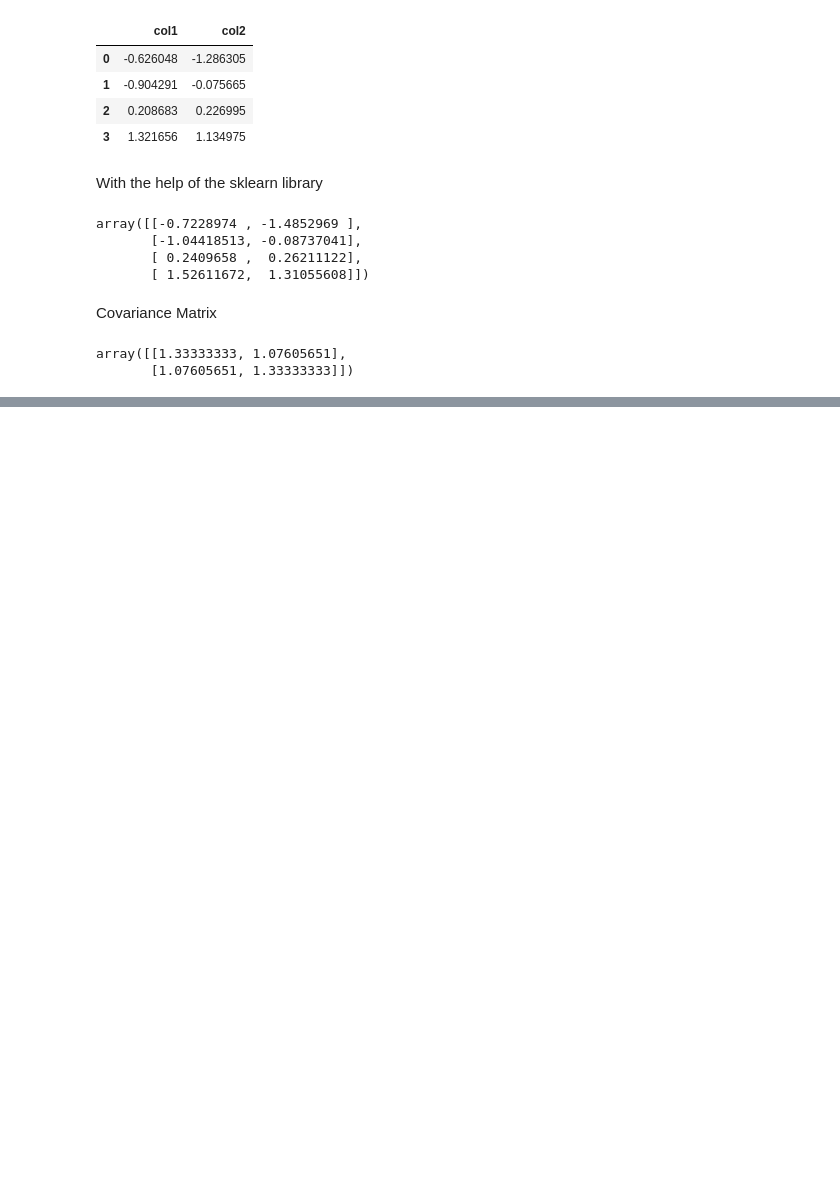
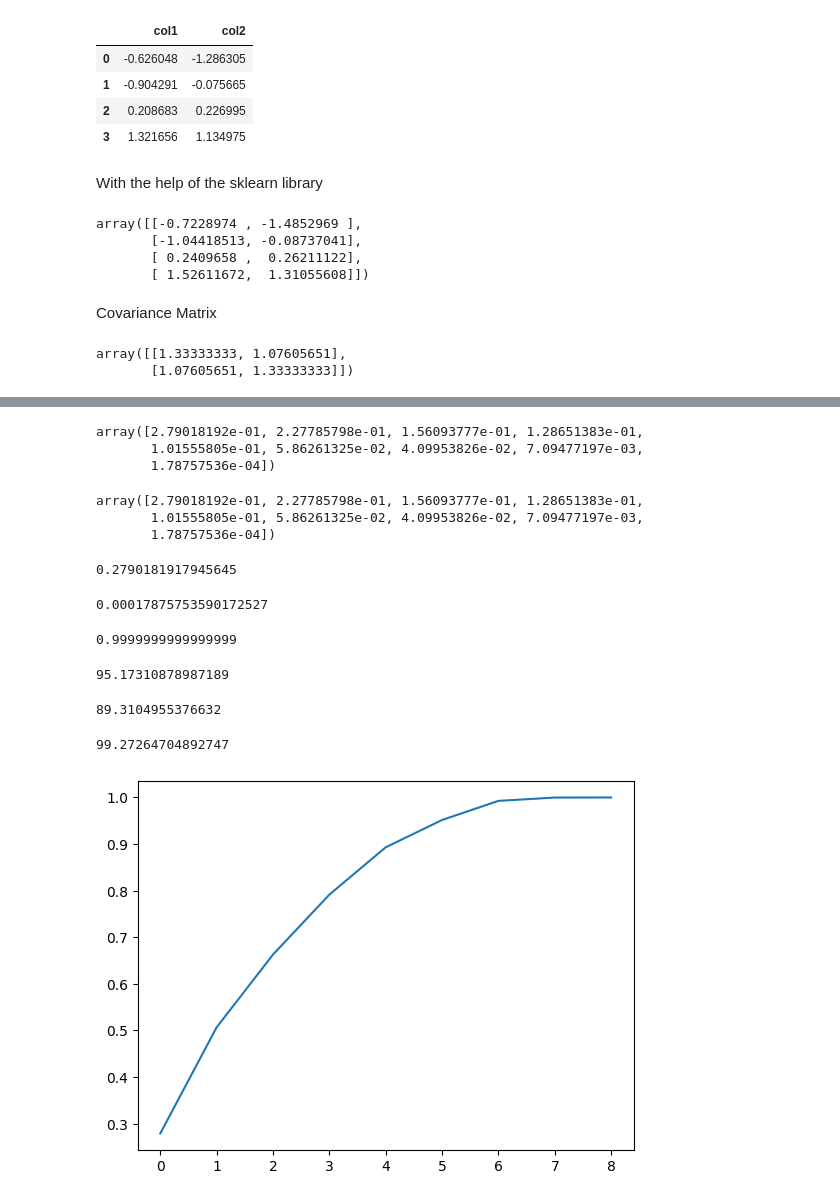
Before and after one commit to guptaayushman24/Machine-Learning-Ineron-, a Jupyter notebook: Principal_Component_Analysis _(PCA).ipynb, the cells around one changed output, grey strips where cells are left out. Cells and saved outputs as stored; diff of their text form; code cells hidden in the pictures; blank space fills up the shorter version.

```diff
--- a/Principal_Component_Analysis _(PCA).ipynb
+++ b/Principal_Component_Analysis _(PCA).ipynb
@@ -78,0 +215,2 @@ array([[1.33333333, 1.07605651],
+# %%
+scaled_df = pd.DataFrame(scaled_df,columns=df.columns)
@@ -78,0 +233,5 @@ array([[1.33333333, 1.07605651],
+# %%
+from sklearn.decomposition import PCA
+pca=PCA()
+# %%
+pc_df = pca.fit_transform(scaled_df)
@@ -78,0 +256,43 @@ array([[1.33333333, 1.07605651],
+# %%
+pca.explained_variance_ratio_
+# %% [output]
+array([2.79018192e-01, 2.27785798e-01, 1.56093777e-01, 1.28651383e-01,
+       1.01555805e-01, 5.86261325e-02, 4.09953826e-02, 7.09477197e-03,
+       1.78757536e-04])
+# %%
+var=pca.explained_variance_ratio_
+# %%
+var
+# %% [output]
+array([2.79018192e-01, 2.27785798e-01, 1.56093777e-01, 1.28651383e-01,
+       1.01555805e-01, 5.86261325e-02, 4.09953826e-02, 7.09477197e-03,
+       1.78757536e-04])
+# %%
+max(var)
+# %% [output]
+0.2790181917945645
+# %%
+min(var)
+# %% [output]
+0.00017875753590172527
+# %%
+sum(var)
+# %% [output]
+0.9999999999999999
+# %%
+sum(sorted(var,reverse=True)[:6])*100
+# %% [output]
+95.17310878987189
+# %%
+sum(sorted(var,reverse=True)[:5])*100
+# %% [output]
+89.3104955376632
+# %%
+sum(sorted(var,reverse=True)[:7])*100
+# %% [output]
+99.27264704892747
+# %%
+plt.plot(np.cumsum(var))
+plt.show()
+# %% [output]
+[figure, added]
```
Also changed, not shown: parts of 36 cells of this notebook.
